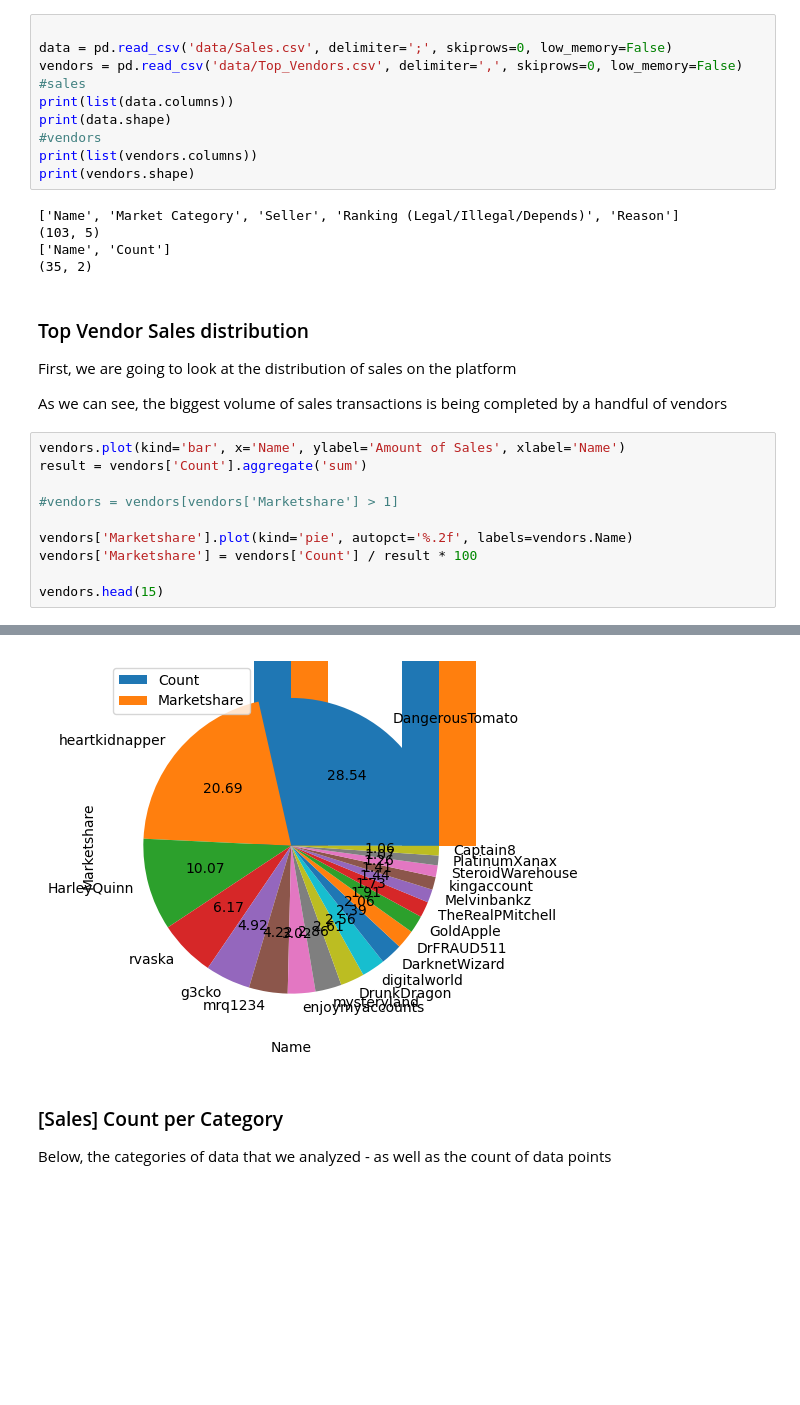
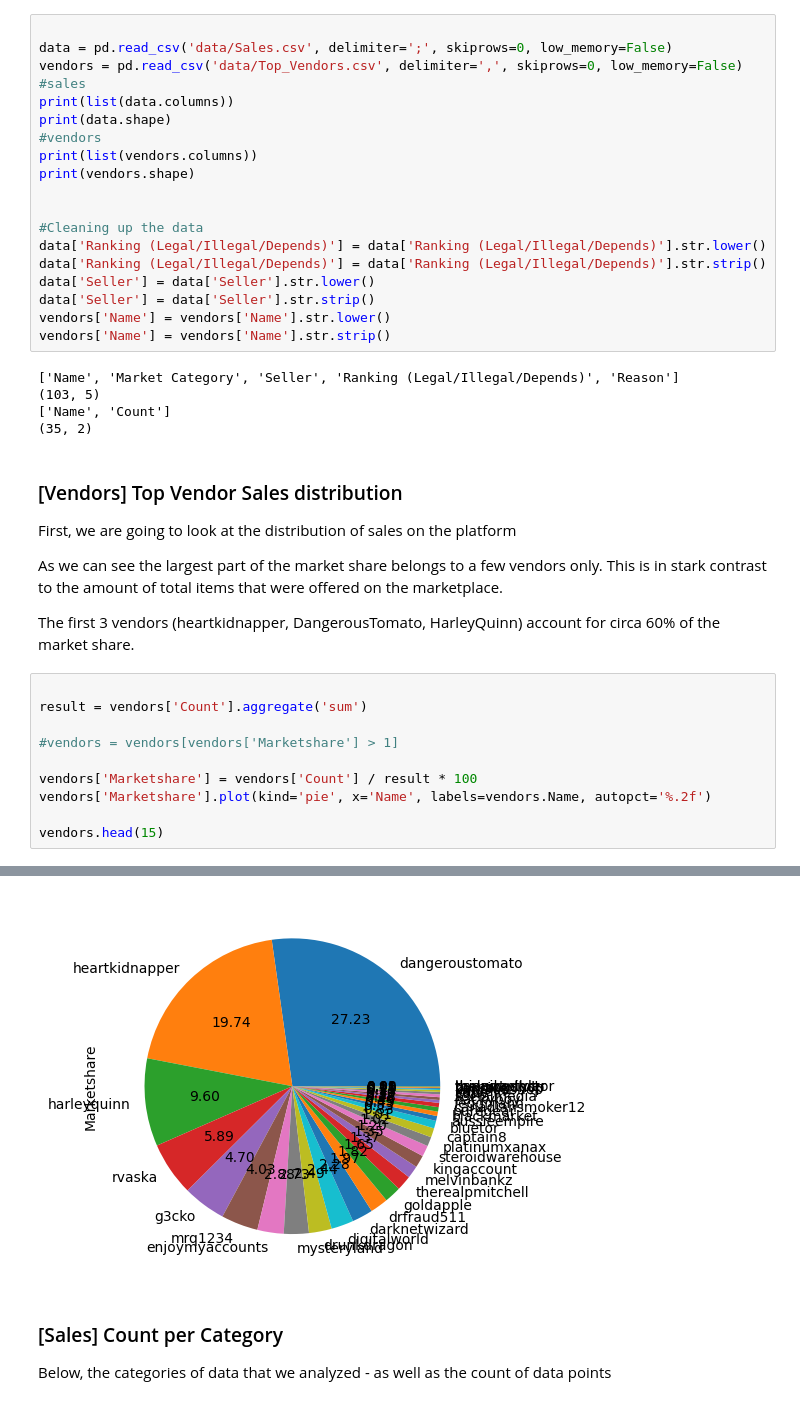
Before and after one commit to Hannival00/Mod09DigitalForensicsAss1, a Jupyter notebook: digital_forensics_assignment.ipynb, the cells around one changed output, grey strips where cells are left out. Saved outputs shown, nothing was run; the diff lists cells and outputs as text; blank space fills up the shorter version.

```diff
--- a/digital_forensics_assignment.ipynb
+++ b/digital_forensics_assignment.ipynb
@@ -42,24 +42,36 @@ print(data.shape)
 #vendors
 print(list(vendors.columns))
 print(vendors.shape)
+
+
+#Cleaning up the data
+data['Ranking (Legal/Illegal/Depends)'] = data['Ranking (Legal/Illegal/Depends)'].str.lower()
+data['Ranking (Legal/Illegal/Depends)'] = data['Ranking (Legal/Illegal/Depends)'].str.strip()
+data['Seller'] = data['Seller'].str.lower()
+data['Seller'] = data['Seller'].str.strip()
+vendors['Name'] = vendors['Name'].str.lower()
+vendors['Name'] = vendors['Name'].str.strip()
 # %% [output]
 ['Name', 'Market Category', 'Seller', 'Ranking (Legal/Illegal/Depends)', 'Reason']
 (103, 5)
 ['Name', 'Count']
 (35, 2)
 # %% [markdown]
-### Top Vendor Sales distribution
+### [Vendors] Top Vendor Sales distribution
 First, we are going to look at the distribution of sales on the platform
 
-As we can see, the biggest volume of sales transactions is being completed by a handful of vendors
+As we can see the largest part of the market share belongs to a few vendors only.
+This is in stark contrast to the amount of total items that were offered on the marketplace.
+
+The first 3 vendors (heartkidnapper, DangerousTomato, HarleyQuinn) account for circa 60% of the market share.
 # %%
-vendors.plot(kind='bar', x='Name', ylabel='Amount of Sales', xlabel='Name')
+
 result = vendors['Count'].aggregate('sum')
 
 #vendors = vendors[vendors['Marketshare'] > 1]
 
-vendors['Marketshare'].plot(kind='pie', autopct='%.2f', labels=vendors.Name)
 vendors['Marketshare'] = vendors['Count'] / result * 100
+vendors['Marketshare'].plot(kind='pie', x='Name', labels=vendors.Name, autopct='%.2f')
 
 vendors.head(15)
 # %% [output]
@@ -82,4 +94,4 @@ vendors.head(15)
-[figure, old version]
+[figure, new version]
 # %% [markdown]
 ### [Sales] Count per Category
 
```
Also changed, not shown: parts of 22 cells of this notebook, 1 other file.
